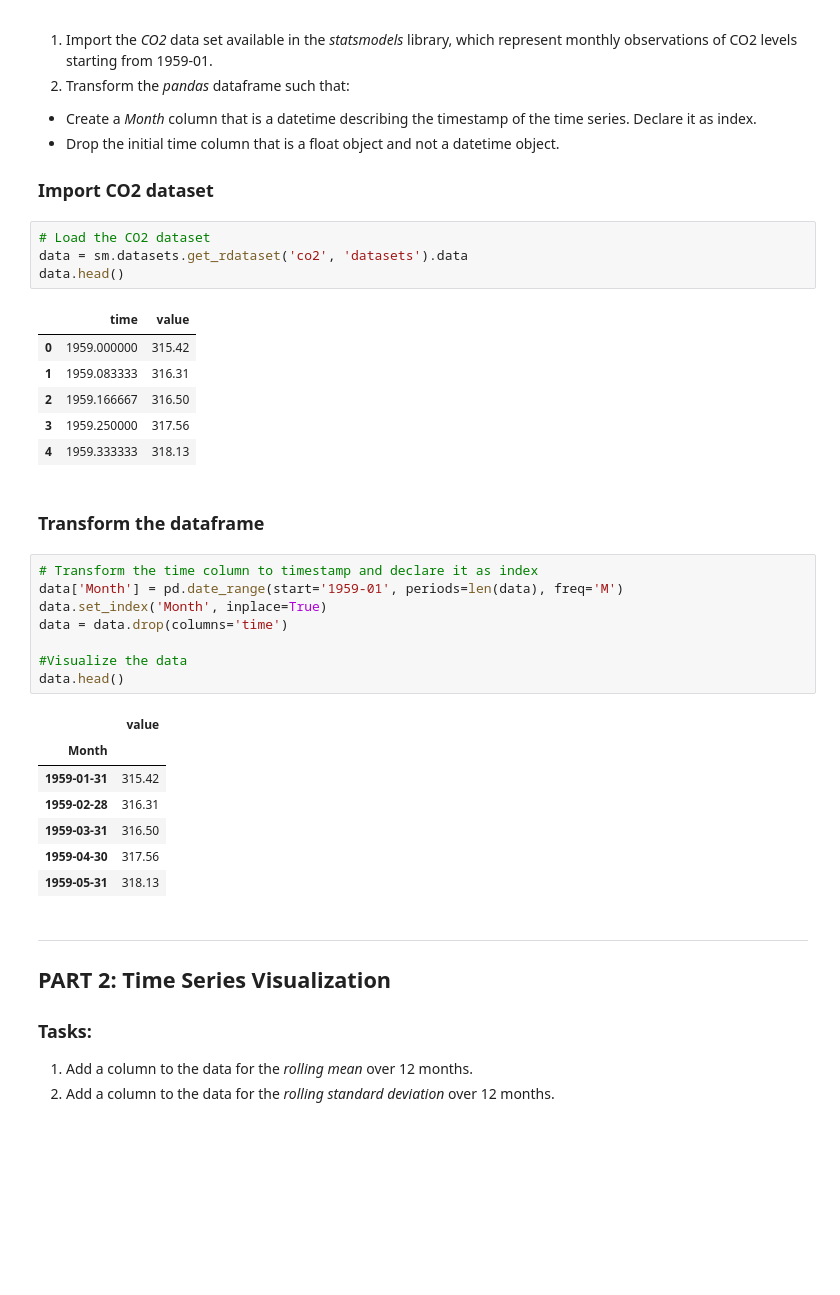
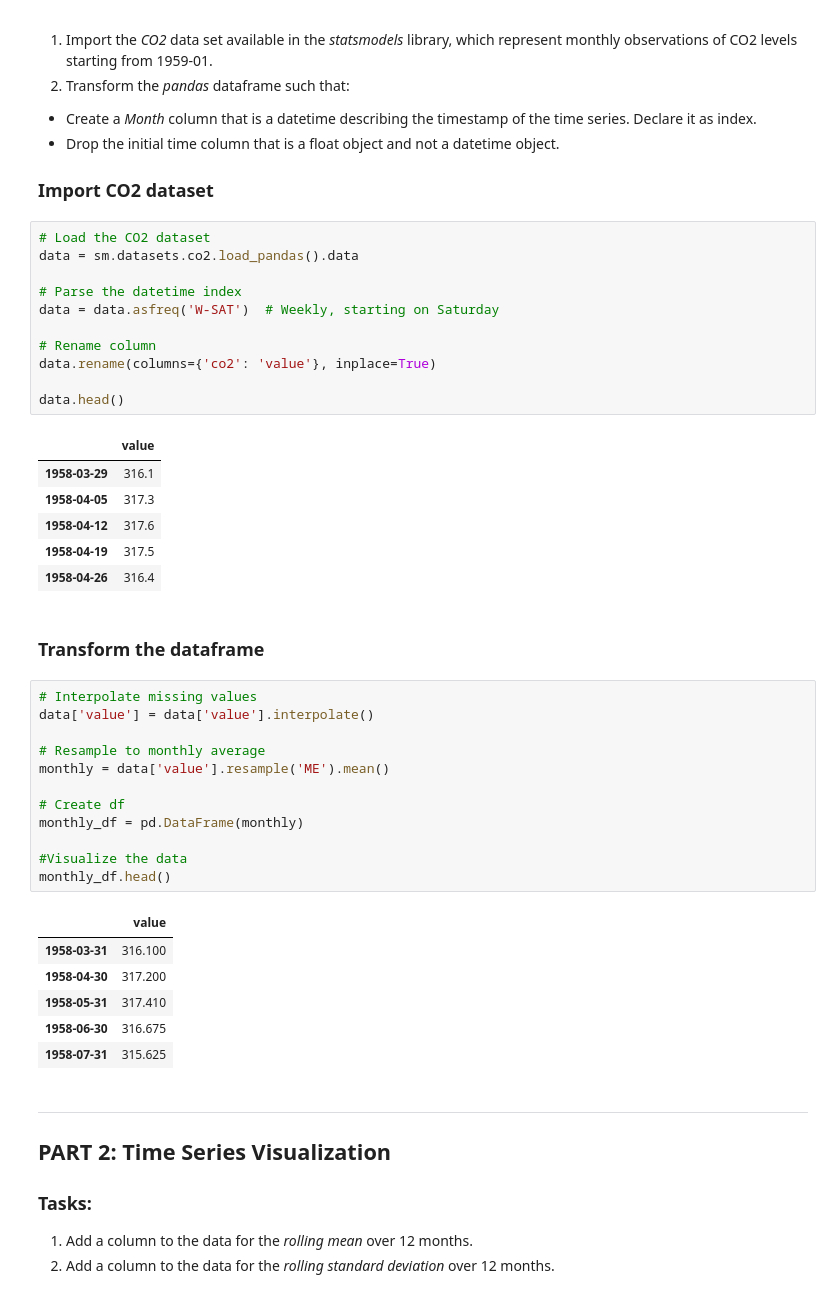
Before and after one commit to ZHAW-ZAV/TSO-FS25-students, a Jupyter notebook: 03_forecasting/03_03_arima_solution.ipynb, the cells around one changed output. Drawn from its saved outputs; the diff is of its cells as text; blank space fills up the shorter version.

```diff
--- a/03_forecasting/03_03_arima_solution.ipynb
+++ b/03_forecasting/03_03_arima_solution.ipynb
@@ -37,33 +37,43 @@ This exercise consists of the following eight parts:
 ### Import CO2 dataset
 # %%
 # Load the CO2 dataset
-data = sm.datasets.get_rdataset('co2', 'datasets').data
+data = sm.datasets.co2.load_pandas().data
+
+# Parse the datetime index
+data = data.asfreq('W-SAT')  # Weekly, starting on Saturday
+
+# Rename column
+data.rename(columns={'co2': 'value'}, inplace=True)
+
 data.head()
 # %% [output]
-|  | time | value |
-| 0 | 1959.000000 | 315.42 |
-| 1 | 1959.083333 | 316.31 |
-| 2 | 1959.166667 | 316.50 |
-| 3 | 1959.250000 | 317.56 |
-| 4 | 1959.333333 | 318.13 |
+|  | value |
+| 1958-03-29 | 316.1 |
+| 1958-04-05 | 317.3 |
+| 1958-04-12 | 317.6 |
+| 1958-04-19 | 317.5 |
+| 1958-04-26 | 316.4 |
 # %% [markdown]
 ### Transform the dataframe
-# %%
-# Transform the time column to timestamp and declare it as index
-data['Month'] = pd.date_range(start='1959-01', periods=len(data), freq='M')
-data.set_index('Month', inplace=True)
-data = data.drop(columns='time')
-
-#Visualize the data
-data.head()
-# %% [output]
-|  | value |
-| Month |  |
-| 1959-01-31 | 315.42 |
-| 1959-02-28 | 316.31 |
-| 1959-03-31 | 316.50 |
-| 1959-04-30 | 317.56 |
-| 1959-05-31 | 318.13 |
+# %%
+# Interpolate missing values
+data['value'] = data['value'].interpolate()
+
+# Resample to monthly average
+monthly = data['value'].resample('ME').mean()
+
+# Create df
+monthly_df = pd.DataFrame(monthly)
+
+#Visualize the data
+monthly_df.head()
+# %% [output]
+|  | value |
+| 1958-03-31 | 316.100 |
+| 1958-04-30 | 317.200 |
+| 1958-05-31 | 317.410 |
+| 1958-06-30 | 316.675 |
+| 1958-07-31 | 315.625 |
 # %% [markdown]
 ***
 ## PART 2: Time Series Visualization
```
Also changed, not shown: parts of 3 cells of this notebook.
